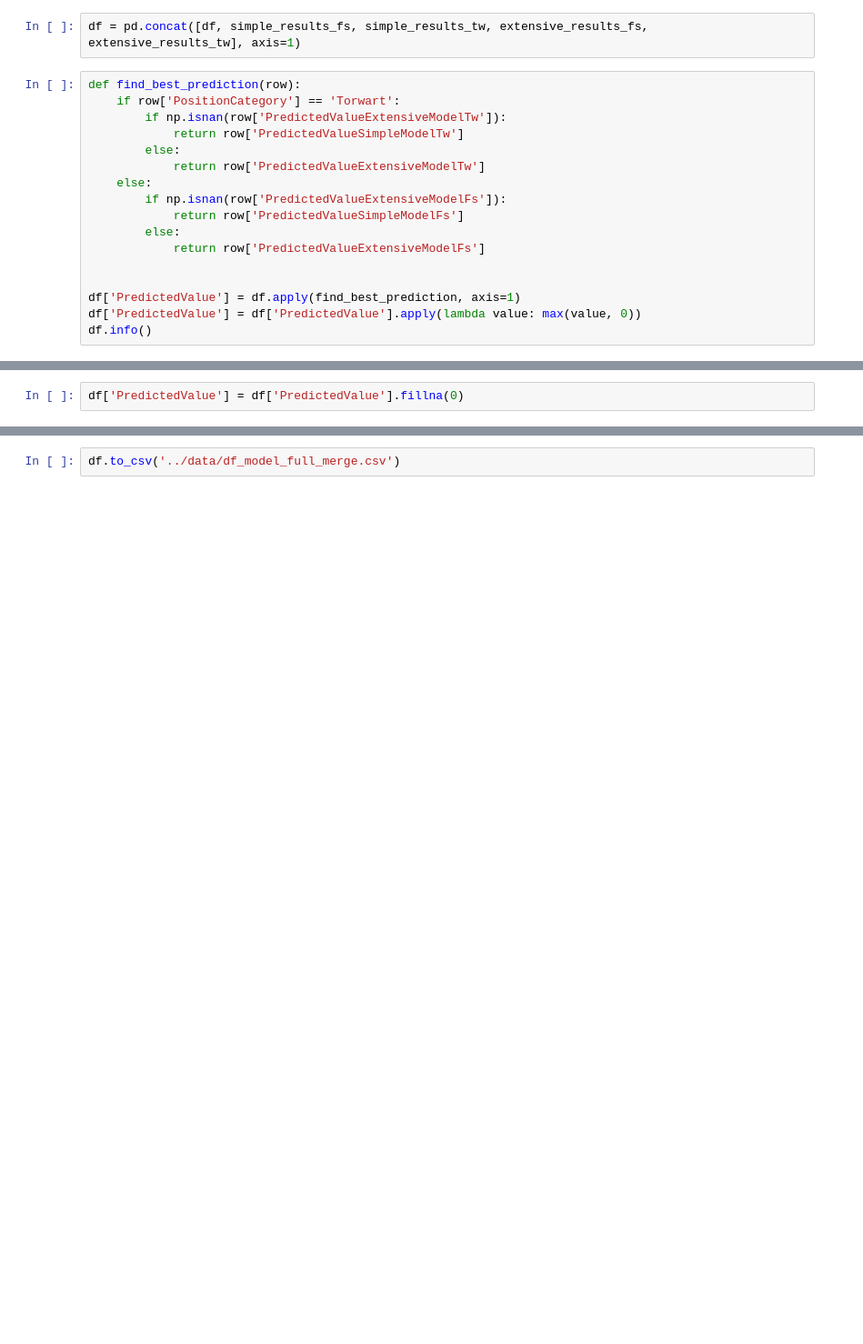
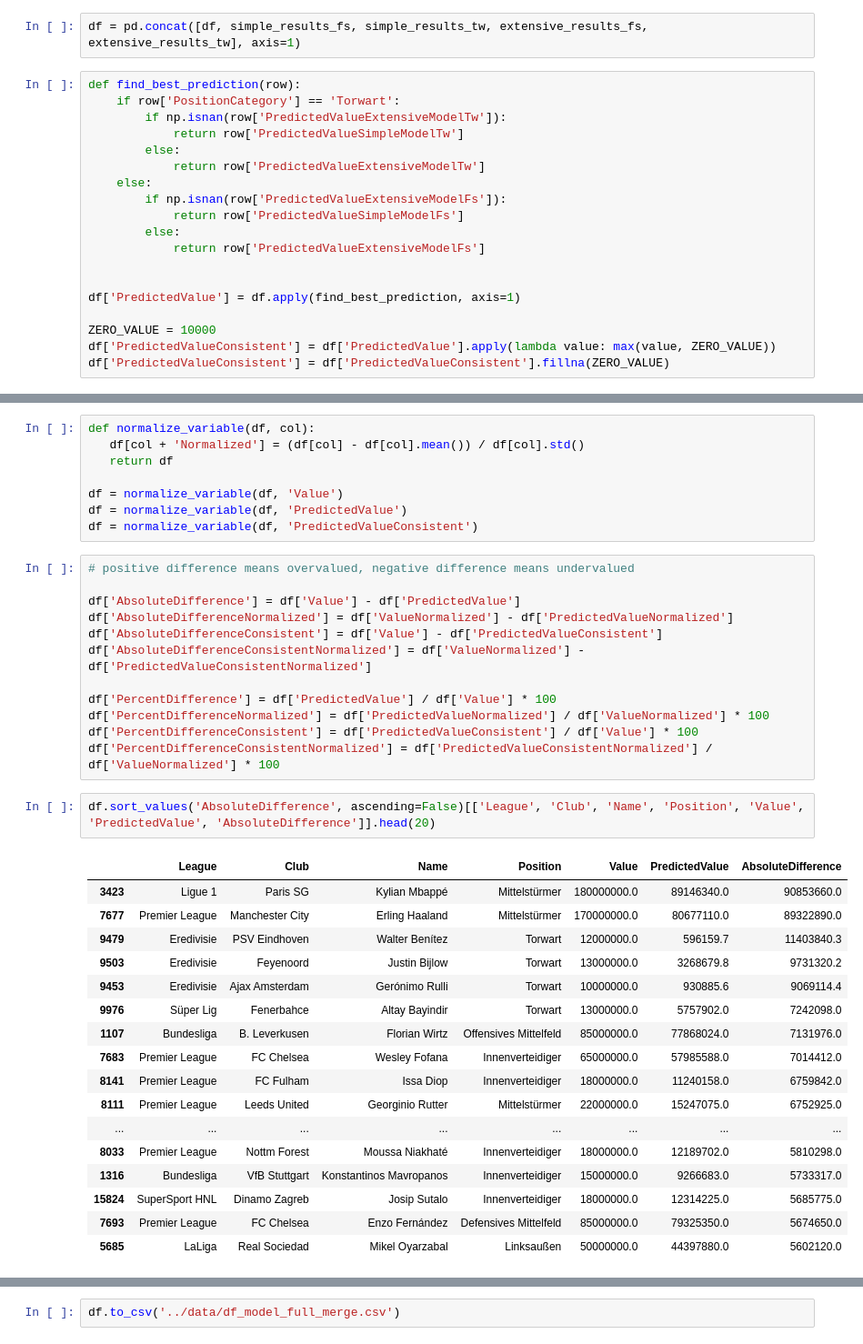
Before and after one commit to onzolof/FootballPredictions, a Jupyter notebook: analysis/model_predictions_full_merge.ipynb, the cells around one changed output, grey strips where cells are left out. Shown at 91% size. Saved outputs shown, nothing was run; the diff lists cells and outputs as text; blank space fills up the shorter version.

Commit message:
normalized differences in data

```diff
--- a/analysis/model_predictions_full_merge.ipynb
+++ b/analysis/model_predictions_full_merge.ipynb
@@ -32,5 +32,7 @@ def find_best_prediction(row):
 
 
 df['PredictedValue'] = df.apply(find_best_prediction, axis=1)
-df['PredictedValue'] = df['PredictedValue'].apply(lambda value: max(value, 0))
-df.info()
+
+ZERO_VALUE = 10000
+df['PredictedValueConsistent'] = df['PredictedValue'].apply(lambda value: max(value, ZERO_VALUE))
+df['PredictedValueConsistent'] = df['PredictedValueConsistent'].fillna(ZERO_VALUE)
@@ -55,2 +38,0 @@ memory usage: 7.1+ MB
-# %%
-df['PredictedValue'] = df['PredictedValue'].fillna(0)
@@ -58,0 +39,40 @@ df['PercentDifference'] = df['PredictedValue'] / df['Value'] * 100
+# %%
+def normalize_variable(df, col):
+   df[col + 'Normalized'] = (df[col] - df[col].mean()) / df[col].std()
+   return df
+
+df = normalize_variable(df, 'Value')
+df = normalize_variable(df, 'PredictedValue')
+df = normalize_variable(df, 'PredictedValueConsistent')
+# %%
+# positive difference means overvalued, negative difference means undervalued
+
+df['AbsoluteDifference'] = df['Value'] - df['PredictedValue']
+df['AbsoluteDifferenceNormalized'] = df['ValueNormalized'] - df['PredictedValueNormalized']
+df['AbsoluteDifferenceConsistent'] = df['Value'] - df['PredictedValueConsistent']
+df['AbsoluteDifferenceConsistentNormalized'] = df['ValueNormalized'] - df['PredictedValueConsistentNormalized']
+
+df['PercentDifference'] = df['PredictedValue'] / df['Value'] * 100
+df['PercentDifferenceNormalized'] = df['PredictedValueNormalized'] / df['ValueNormalized'] * 100
+df['PercentDifferenceConsistent'] = df['PredictedValueConsistent'] / df['Value'] * 100
+df['PercentDifferenceConsistentNormalized'] = df['PredictedValueConsistentNormalized'] / df['ValueNormalized'] * 100
+# %%
+df.sort_values('AbsoluteDifference', ascending=False)[['League', 'Club', 'Name', 'Position', 'Value', 'PredictedValue', 'AbsoluteDifference']].head(20)
+# %% [output]
+|  | League | Club | Name | Position | Value | PredictedValue | AbsoluteDifference |
+| 3423 | Ligue 1 | Paris SG | Kylian Mbappé | Mittelstürmer | 180000000.0 | 89146340.0 | 90853660.0 |
+| 7677 | Premier League | Manchester City | Erling Haaland | Mittelstürmer | 170000000.0 | 80677110.0 | 89322890.0 |
+| 9479 | Eredivisie | PSV Eindhoven | Walter Benítez | Torwart | 12000000.0 | 596159.7 | 11403840.3 |
+| 9503 | Eredivisie | Feyenoord | Justin Bijlow | Torwart | 13000000.0 | 3268679.8 | 9731320.2 |
+| 9453 | Eredivisie | Ajax Amsterdam | Gerónimo Rulli | Torwart | 10000000.0 | 930885.6 | 9069114.4 |
+| 9976 | Süper Lig | Fenerbahce | Altay Bayindir | Torwart | 13000000.0 | 5757902.0 | 7242098.0 |
+| 1107 | Bundesliga | B. Leverkusen | Florian Wirtz | Offensives Mittelfeld | 85000000.0 | 77868024.0 | 7131976.0 |
+| 7683 | Premier League | FC Chelsea | Wesley Fofana | Innenverteidiger | 65000000.0 | 57985588.0 | 7014412.0 |
+| 8141 | Premier League | FC Fulham | Issa Diop | Innenverteidiger | 18000000.0 | 11240158.0 | 6759842.0 |
+| 8111 | Premier League | Leeds United | Georginio Rutter | Mittelstürmer | 22000000.0 | 15247075.0 | 6752925.0 |
+| ... | ... | ... | ... | ... | ... | ... | ... |
+| 8033 | Premier League | Nottm Forest | Moussa Niakhaté | Innenverteidiger | 18000000.0 | 12189702.0 | 5810298.0 |
+| 1316 | Bundesliga | VfB Stuttgart | Konstantinos Mavropanos | Innenverteidiger | 15000000.0 | 9266683.0 | 5733317.0 |
+| 15824 | SuperSport HNL | Dinamo Zagreb | Josip Sutalo | Innenverteidiger | 18000000.0 | 12314225.0 | 5685775.0 |
+| 7693 | Premier League | FC Chelsea | Enzo Fernández | Defensives Mittelfeld | 85000000.0 | 79325350.0 | 5674650.0 |
+| 5685 | LaLiga | Real Sociedad | Mikel Oyarzabal | Linksaußen | 50000000.0 | 44397880.0 | 5602120.0 |
```
Also changed, not shown: parts of 5 cells of this notebook, 1 other file.
